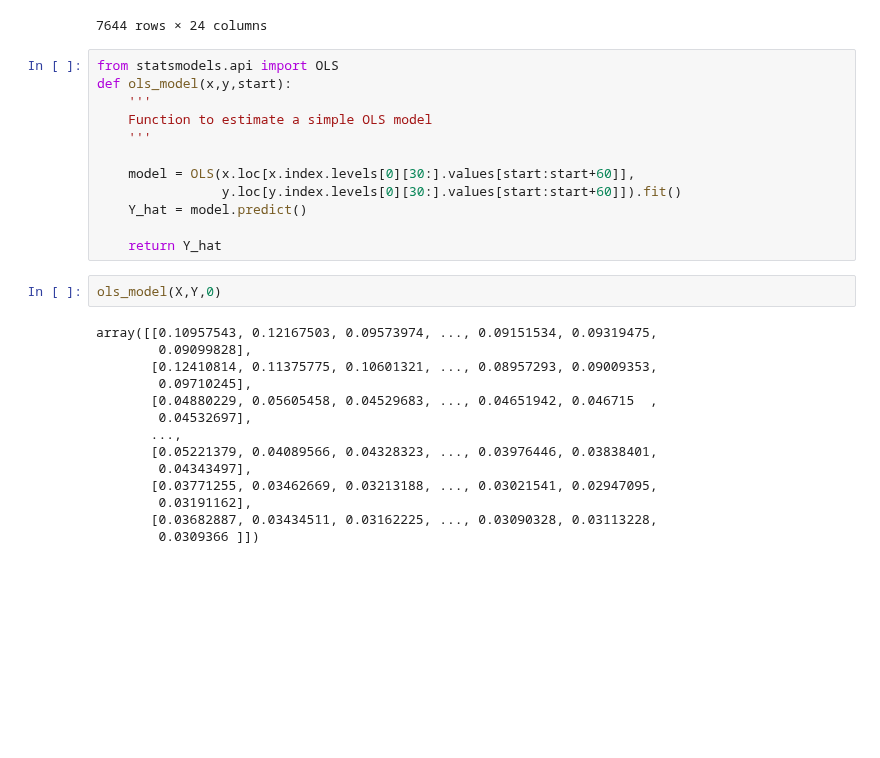
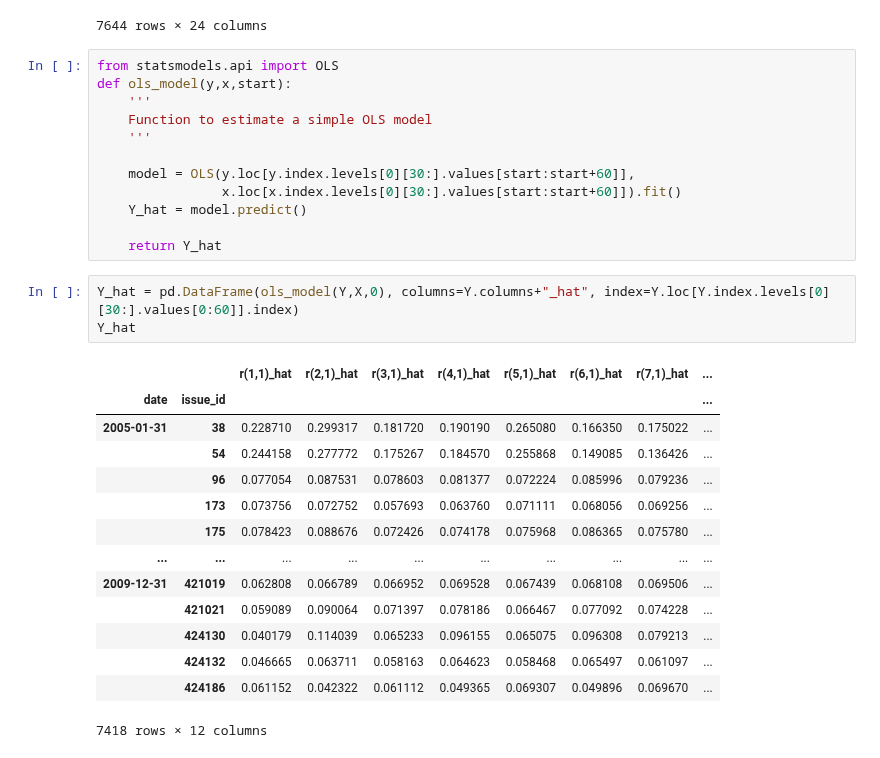
Before and after one commit to santoromano/Corporate-Bond-Factors, a Jupyter notebook: empirics.ipynb, the cells around one changed output. Drawn from its saved outputs; the diff is of its cells as text; blank space fills up the shorter version.

```diff
--- a/empirics.ipynb
+++ b/empirics.ipynb
@@ -168,29 +168,31 @@ X.loc[X.index.levels[0][30:].values[5:65]]
 7644 rows × 24 columns
 # %%
 from statsmodels.api import OLS
-def ols_model(x,y,start):
+def ols_model(y,x,start):
     '''
     Function to estimate a simple OLS model
     '''
 
-    model = OLS(x.loc[x.index.levels[0][30:].values[start:start+60]],
-                y.loc[y.index.levels[0][30:].values[start:start+60]]).fit()
+    model = OLS(y.loc[y.index.levels[0][30:].values[start:start+60]],
+                x.loc[x.index.levels[0][30:].values[start:start+60]]).fit()
     Y_hat = model.predict()
 
     return Y_hat
 # %%
-ols_model(X,Y,0)
+Y_hat = pd.DataFrame(ols_model(Y,X,0), columns=Y.columns+"_hat", index=Y.loc[Y.index.levels[0][30:].values[0:60]].index)
+Y_hat
 # %% [output]
+|  |  | r(1,1)_hat | r(2,1)_hat | r(3,1)_hat | r(4,1)_hat | r(5,1)_hat | r(6,1)_hat | r(7,1)_hat | ... |
+| date | issue_id |  |  |  |  |  |  |  | ... |
+| 2005-01-31 | 38 | 0.228710 | 0.299317 | 0.181720 | 0.190190 | 0.265080 | 0.166350 | 0.175022 | ... |
+|  | 54 | 0.244158 | 0.277772 | 0.175267 | 0.184570 | 0.255868 | 0.149085 | 0.136426 | ... |
+|  | 96 | 0.077054 | 0.087531 | 0.078603 | 0.081377 | 0.072224 | 0.085996 | 0.079236 | ... |
+|  | 173 | 0.073756 | 0.072752 | 0.057693 | 0.063760 | 0.071111 | 0.068056 | 0.069256 | ... |
+|  | 175 | 0.078423 | 0.088676 | 0.072426 | 0.074178 | 0.075968 | 0.086365 | 0.075780 | ... |
+| ... | ... | ... | ... | ... | ... | ... | ... | ... | ... |
+| 2009-12-31 | 421019 | 0.062808 | 0.066789 | 0.066952 | 0.069528 | 0.067439 | 0.068108 | 0.069506 | ... |
+|  | 421021 | 0.059089 | 0.090064 | 0.071397 | 0.078186 | 0.066467 | 0.077092 | 0.074228 | ... |
+|  | 424130 | 0.040179 | 0.114039 | 0.065233 | 0.096155 | 0.065075 | 0.096308 | 0.079213 | ... |
+|  | 424132 | 0.046665 | 0.063711 | 0.058163 | 0.064623 | 0.058468 | 0.065497 | 0.061097 | ... |
+|  | 424186 | 0.061152 | 0.042322 | 0.061112 | 0.049365 | 0.069307 | 0.049896 | 0.069670 | ... |
-array([[0.10957543, 0.12167503, 0.09573974, ..., 0.09151534, 0.09319475,
-        0.09099828],
-       [0.12410814, 0.11375775, 0.10601321, ..., 0.08957293, 0.09009353,
-        0.09710245],
-       [0.04880229, 0.05605458, 0.04529683, ..., 0.04651942, 0.046715  ,
-        0.04532697],
-       ...,
-       [0.05221379, 0.04089566, 0.04328323, ..., 0.03976446, 0.03838401,
-        0.04343497],
-       [0.03771255, 0.03462669, 0.03213188, ..., 0.03021541, 0.02947095,
-        0.03191162],
-       [0.03682887, 0.03434511, 0.03162225, ..., 0.03090328, 0.03113228,
-        0.0309366 ]])
+7418 rows × 12 columns
```
Also changed, not shown: parts of 5 cells of this notebook.
